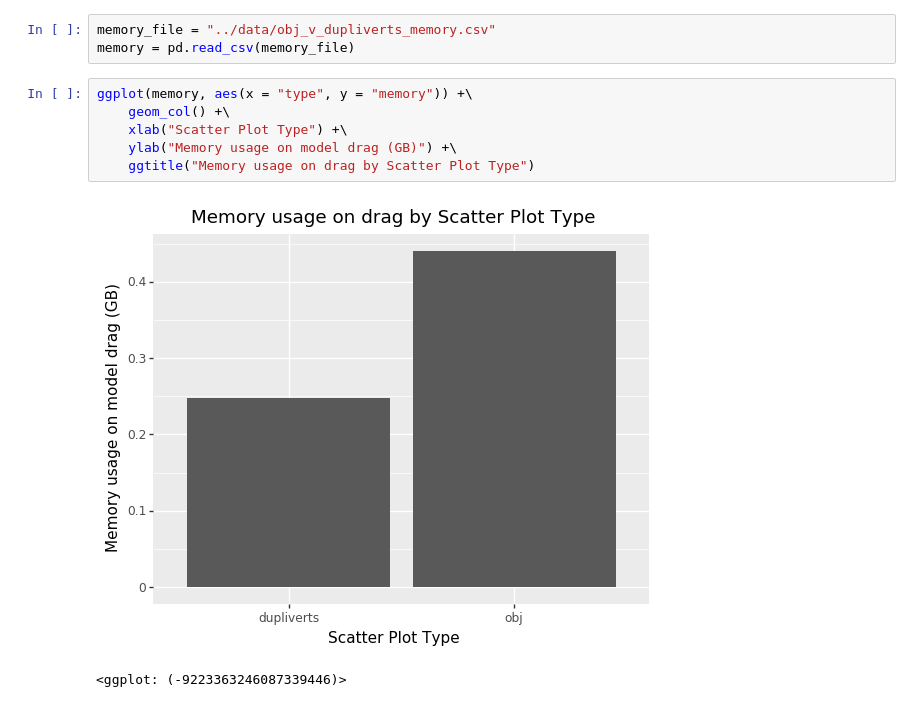
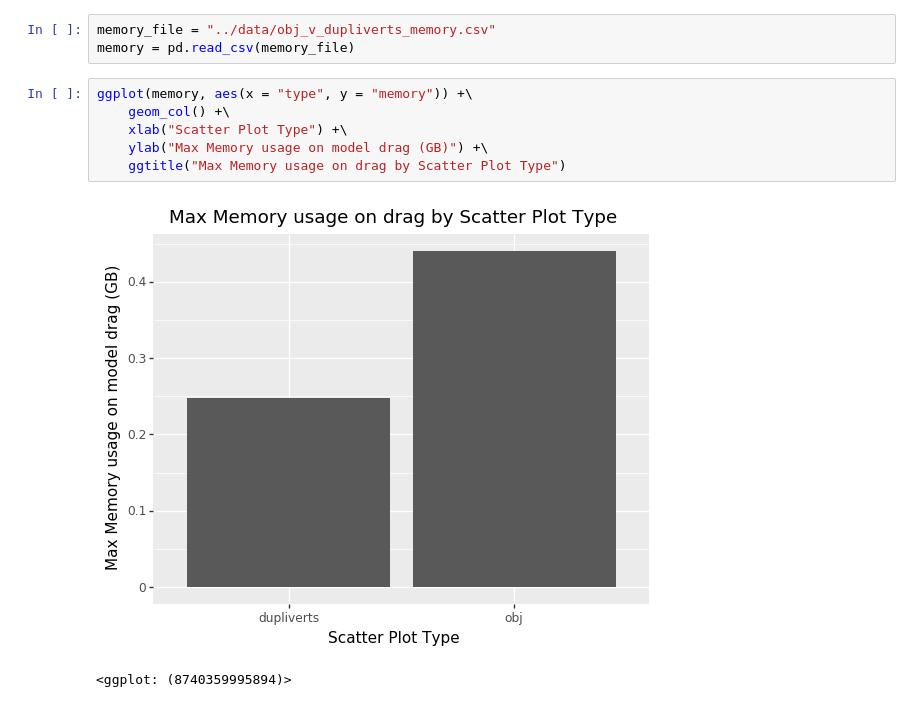
Before and after one commit to ExcaliburZero/blendplot-data, a Jupyter notebook: notebooks/Obj vs Dupliverts.ipynb, the cells around one changed output. Cells and saved outputs as stored; diff of their text form.

```diff
--- a/notebooks/Obj vs Dupliverts.ipynb
+++ b/notebooks/Obj vs Dupliverts.ipynb
@@ -33,9 +48,9 @@ memory = pd.read_csv(memory_file)
 # %%
 ggplot(memory, aes(x = "type", y = "memory")) +\
     geom_col() +\
     xlab("Scatter Plot Type") +\
-    ylab("Memory usage on model drag (GB)") +\
-    ggtitle("Memory usage on drag by Scatter Plot Type")
+    ylab("Max Memory usage on model drag (GB)") +\
+    ggtitle("Max Memory usage on drag by Scatter Plot Type")
 # %% [output]
-[figure, old version]
+[figure, new version]
-<ggplot: (-9223363246087339446)>
+<ggplot: (8740359995894)>
```
Also changed, not shown: parts of 4 cells of this notebook.
